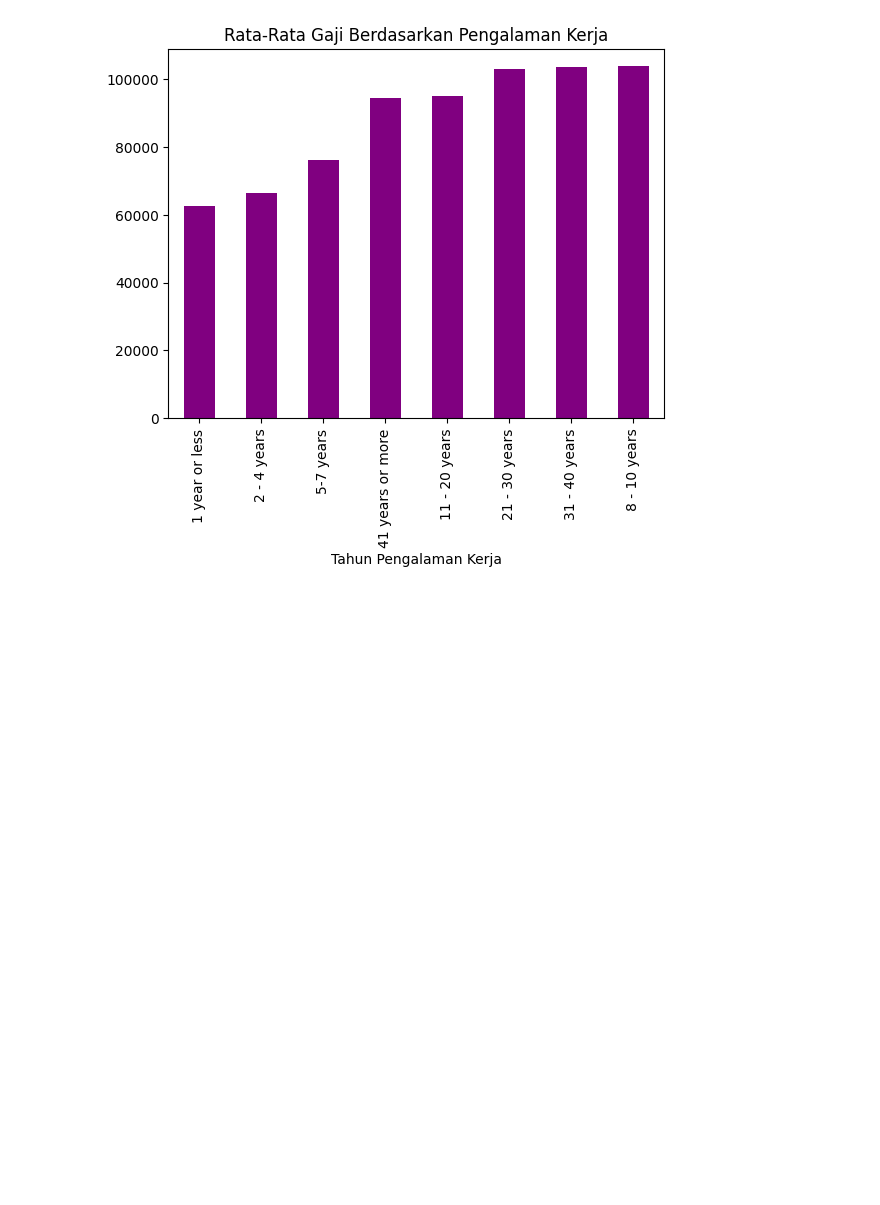
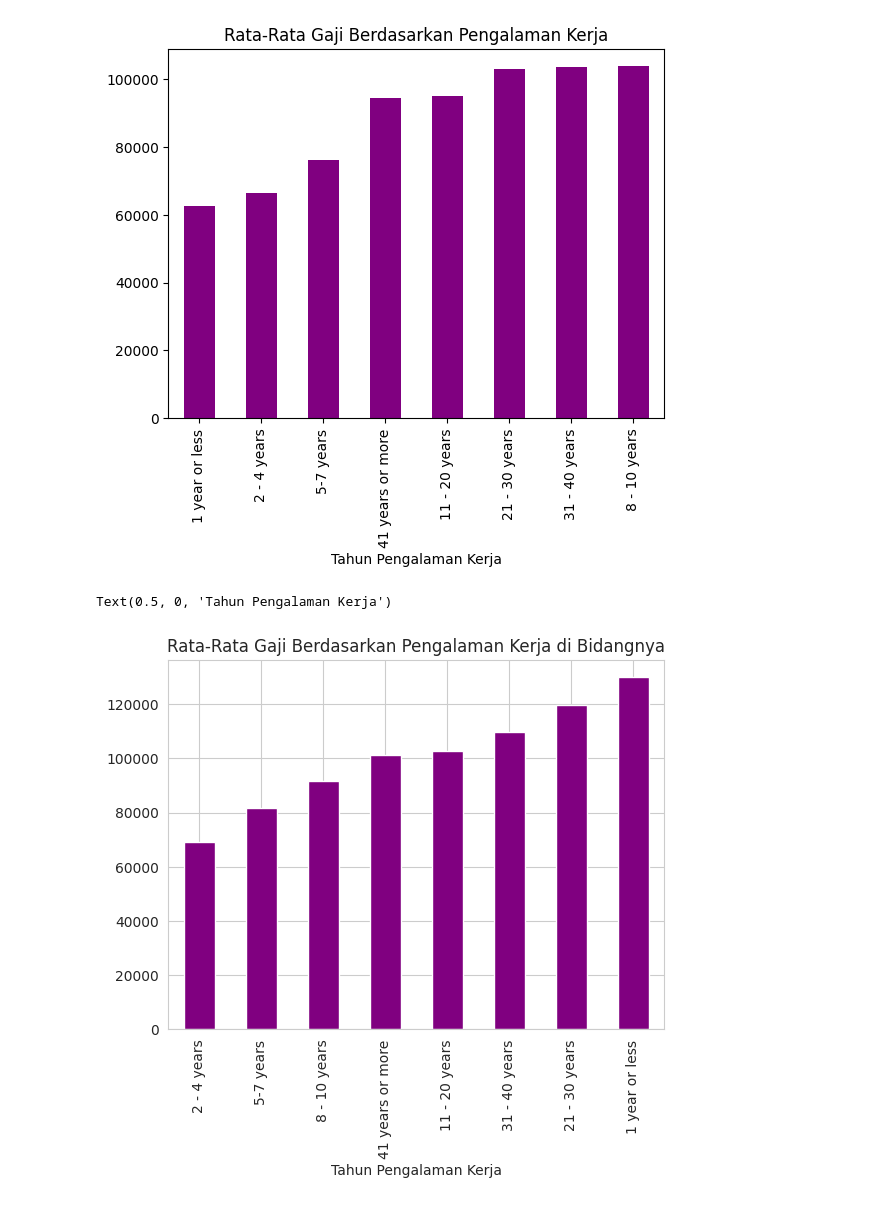
Before and after one commit to hridayanikaruna/SalaryAnalysis, a Jupyter notebook: Salary_Analysis.ipynb, the cells around one changed output. Saved outputs shown, nothing was run; the diff lists cells and outputs as text; code cells hidden in the pictures; blank space fills up the shorter version.

```diff
--- a/Salary_Analysis.ipynb
+++ b/Salary_Analysis.ipynb
@@ -377,3 +650,14 @@ plt.xlabel('Tahun Pengalaman Kerja')
 # %% [output]
 Text(0.5, 0, 'Tahun Pengalaman Kerja')
 [figure]
+# %%
+mean_salary_by_year = df.groupby('work_experience_professional')['usd_salary'].mean()
+mean_salary_by_year = mean_salary_by_year.sort_values()
+mean_salary_by_year.plot(kind='bar', color='purple')
+
+# Menambah label dan judul
+plt.title('Rata-Rata Gaji Berdasarkan Pengalaman Kerja di Bidangnya')
+plt.xlabel('Tahun Pengalaman Kerja')
+# %% [output]
+Text(0.5, 0, 'Tahun Pengalaman Kerja')
+[figure, added]
```
Also changed, not shown: parts of 42 cells of this notebook.
